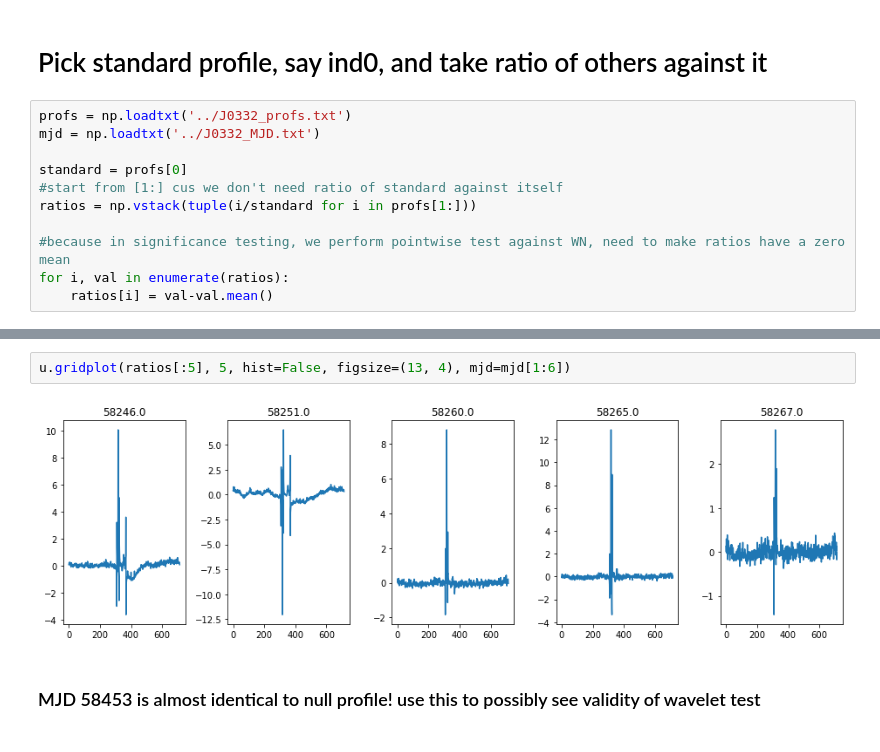
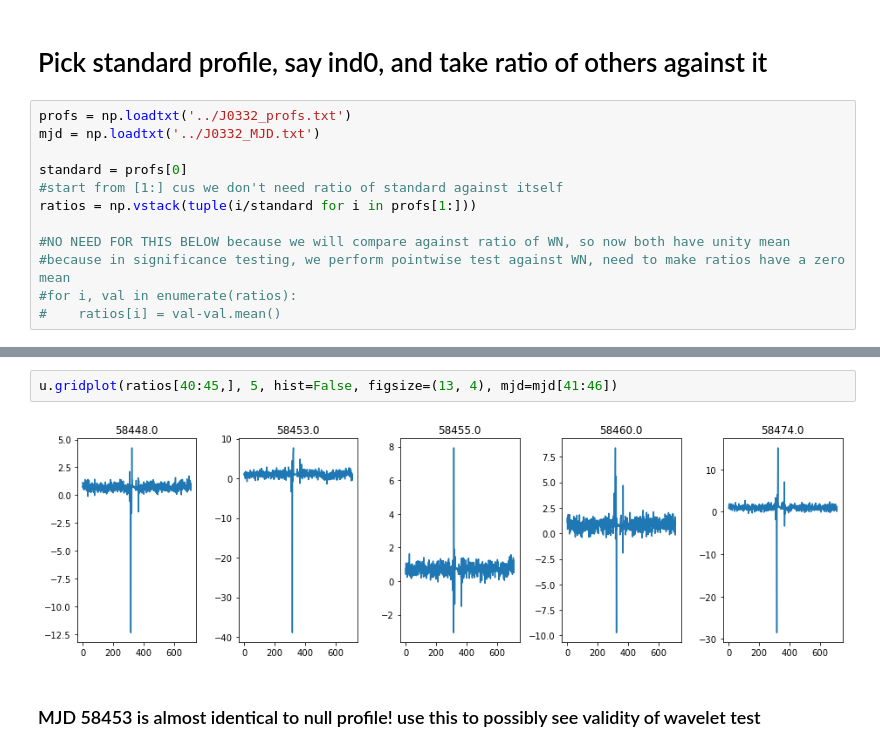
Before and after one commit to minyoungk99/IRES, a Jupyter notebook: other_notebooks/create_ratios_diffs.ipynb, the cells around one changed output, grey strips where cells are left out. Saved outputs shown, nothing was run; the diff lists cells and outputs as text.

Commit message:
Playing around with cum test, trying to see if I can get ratios to work

```diff
--- a/other_notebooks/create_ratios_diffs.ipynb
+++ b/other_notebooks/create_ratios_diffs.ipynb
@@ -18,6 +21,7 @@ standard = profs[0]
 #start from [1:] cus we don't need ratio of standard against itself
 ratios = np.vstack(tuple(i/standard for i in profs[1:]))
 
+#NO NEED FOR THIS BELOW because we will compare against ratio of WN, so now both have unity mean
 #because in significance testing, we perform pointwise test against WN, need to make ratios have a zero mean
-for i, val in enumerate(ratios):
-    ratios[i] = val-val.mean()
+#for i, val in enumerate(ratios):
+#    ratios[i] = val-val.mean()
@@ -24,7 +50,7 @@ for i, val in enumerate(ratios):
 # %%
-u.gridplot(ratios[:5], 5, hist=False, figsize=(13, 4), mjd=mjd[1:6])
+u.gridplot(ratios[40:45,], 5, hist=False, figsize=(13, 4), mjd=mjd[41:46])
 # %% [output]
-[figure, old version]
+[figure, new version]
 # %% [markdown]
 ### MJD 58453 is almost identical to null profile! use this to possibly see validity of wavelet test
 # %%
```
Also changed, not shown: parts of 6 cells of this notebook, 18 other files.
